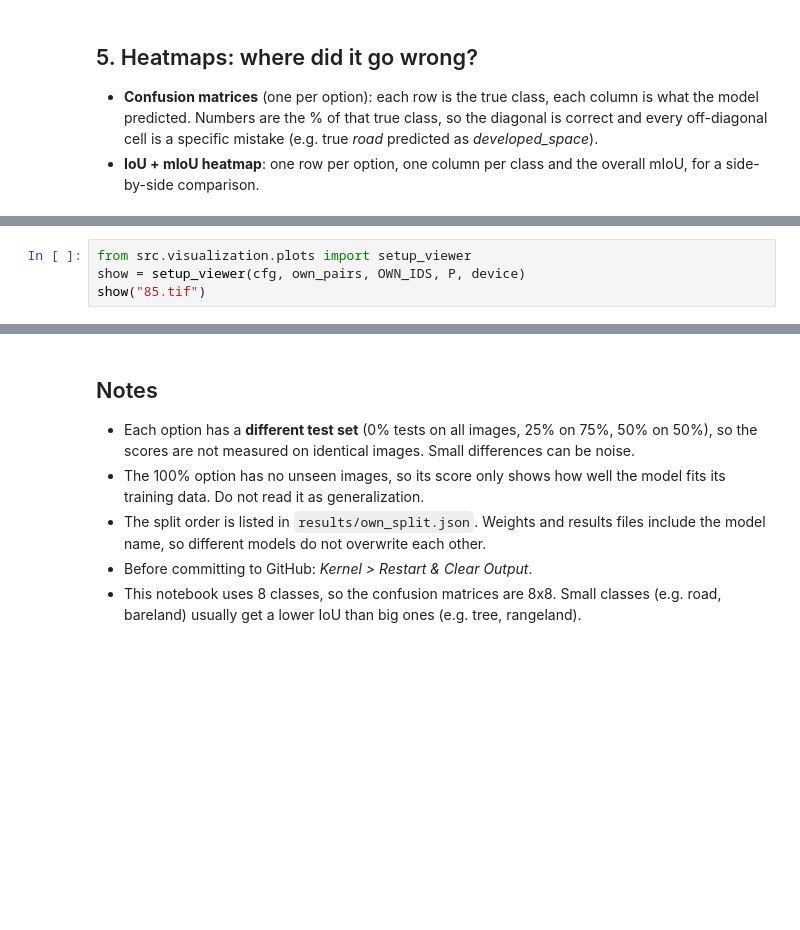
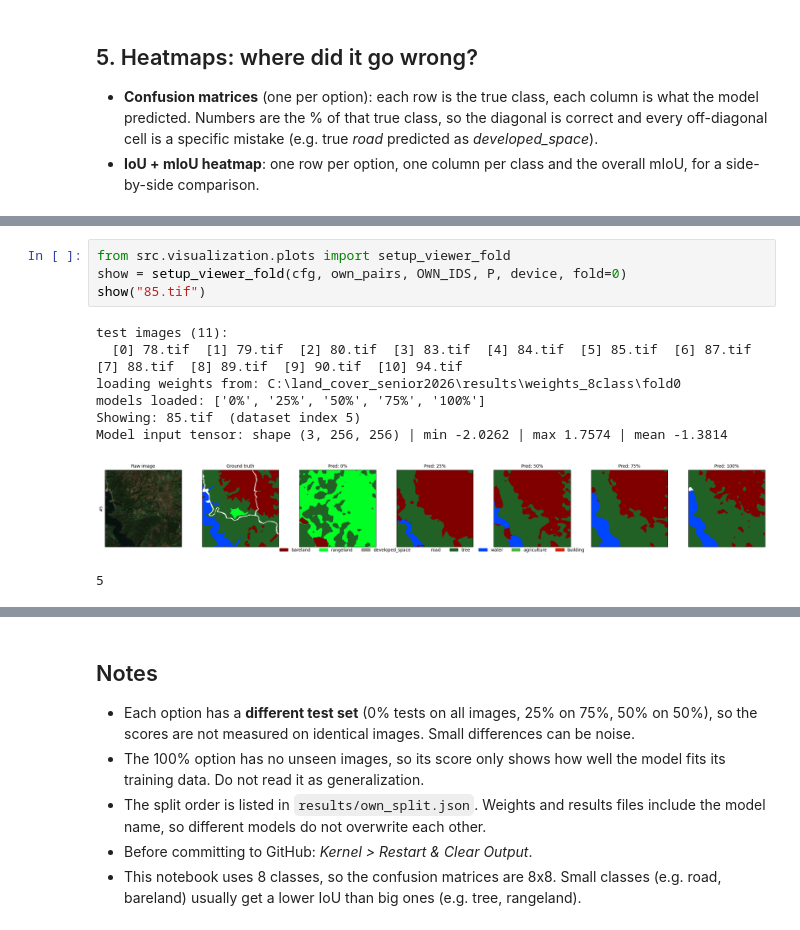
Before and after one commit to 6731503032/land_cover_senior2026, a Jupyter notebook: notebooks/01_train_8class__fpn_r34.ipynb, the cells around one changed output, grey strips where cells are left out. Cells and saved outputs as stored; diff of their text form; blank space fills up the shorter version.

```diff
--- a/notebooks/01_train_8class__fpn_r34.ipynb
+++ b/notebooks/01_train_8class__fpn_r34.ipynb
@@ -142,4 +197,13 @@ df_all
 # %%
-from src.visualization.plots import setup_viewer
-show = setup_viewer(cfg, own_pairs, OWN_IDS, P, device)
+from src.visualization.plots import setup_viewer_fold
+show = setup_viewer_fold(cfg, own_pairs, OWN_IDS, P, device, fold=0)
 show("85.tif")
+# %% [output]
+test images (11):
+  [0] 78.tif  [1] 79.tif  [2] 80.tif  [3] 83.tif  [4] 84.tif  [5] 85.tif  [6] 87.tif  [7] 88.tif  [8] 89.tif  [9] 90.tif  [10] 94.tif
+loading weights from: C:\land_cover_senior2026\results\weights_8class\fold0
+models loaded: ['0%', '25%', '50%', '75%', '100%']
+Showing: 85.tif  (dataset index 5)
+Model input tensor: shape (3, 256, 256) | min -2.0262 | max 1.7574 | mean -1.3814
+[figure, added]
+5
```
Also changed, not shown: parts of 12 cells of this notebook, 3 other files.
